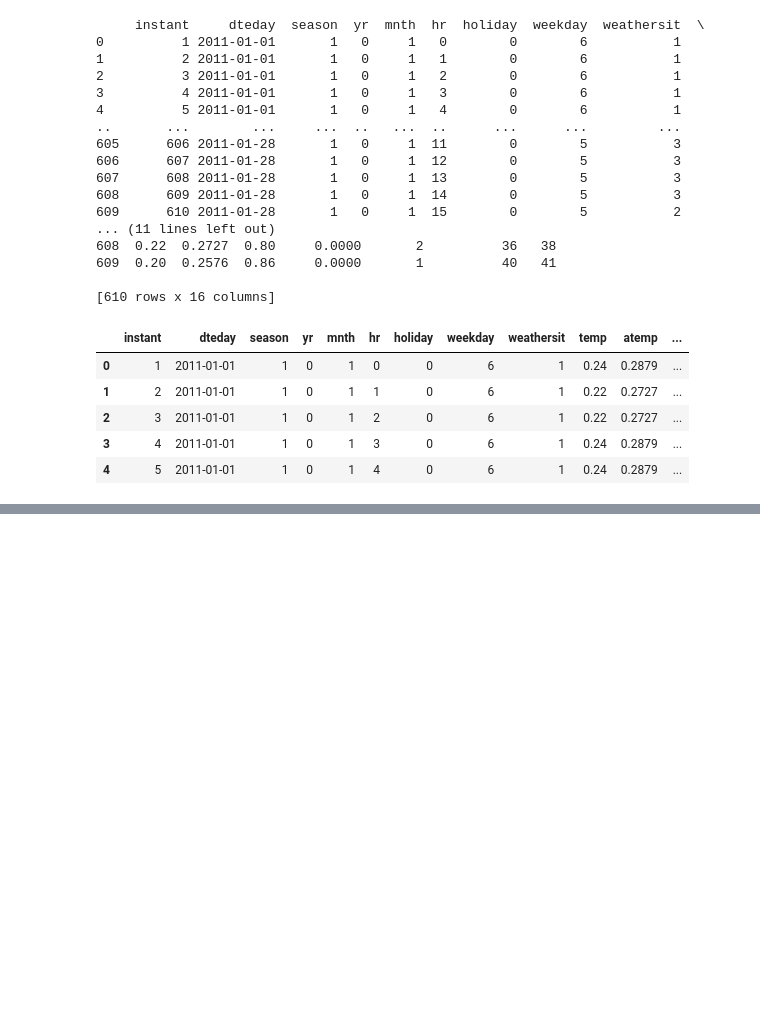
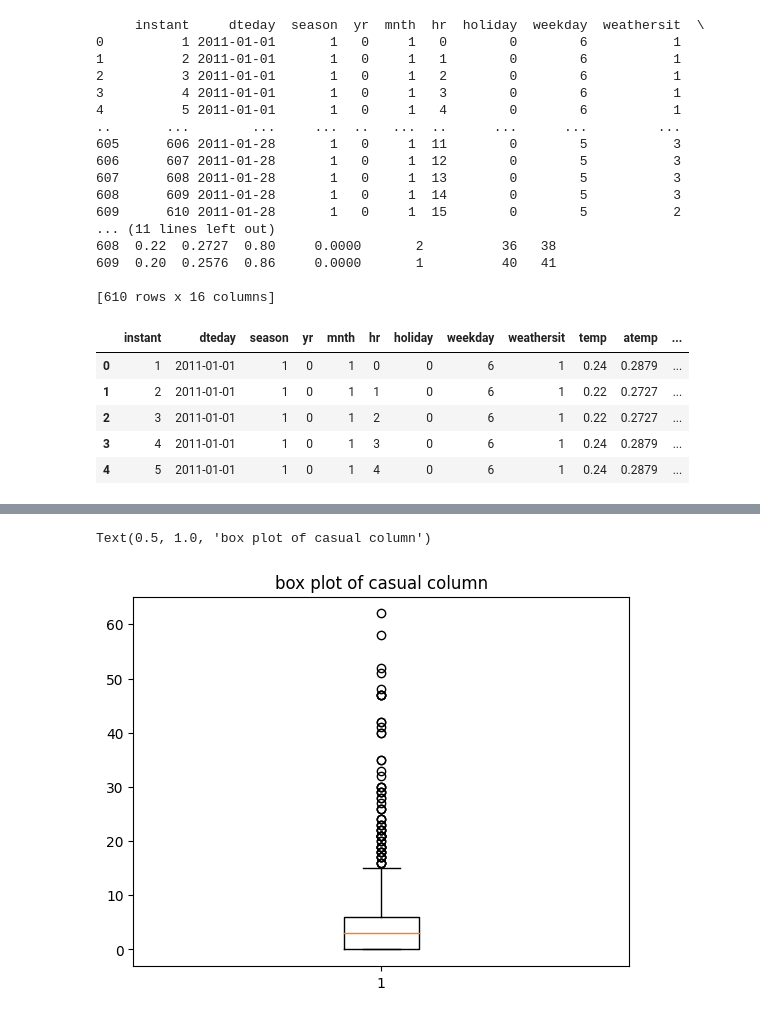
Before and after one commit to Savaliyaniks1/project_2, a Jupyter notebook: Project_2.ipynb, the cells around one changed output, grey strips where cells are left out. Cells and saved outputs as stored; diff of their text form; code cells hidden in the pictures; blank space fills up the shorter version.

```diff
--- a/Project_2.ipynb
+++ b/Project_2.ipynb
@@ -494,0 +497,6 @@ combine_data.describe().T
+# %%
+plt.boxplot(concat_data['casual'])
+plt.title('box plot of casual column')
+# %% [output]
+Text(0.5, 1.0, 'box plot of casual column')
+[figure, added]
```
Also changed, not shown: parts of 15 cells of this notebook.
